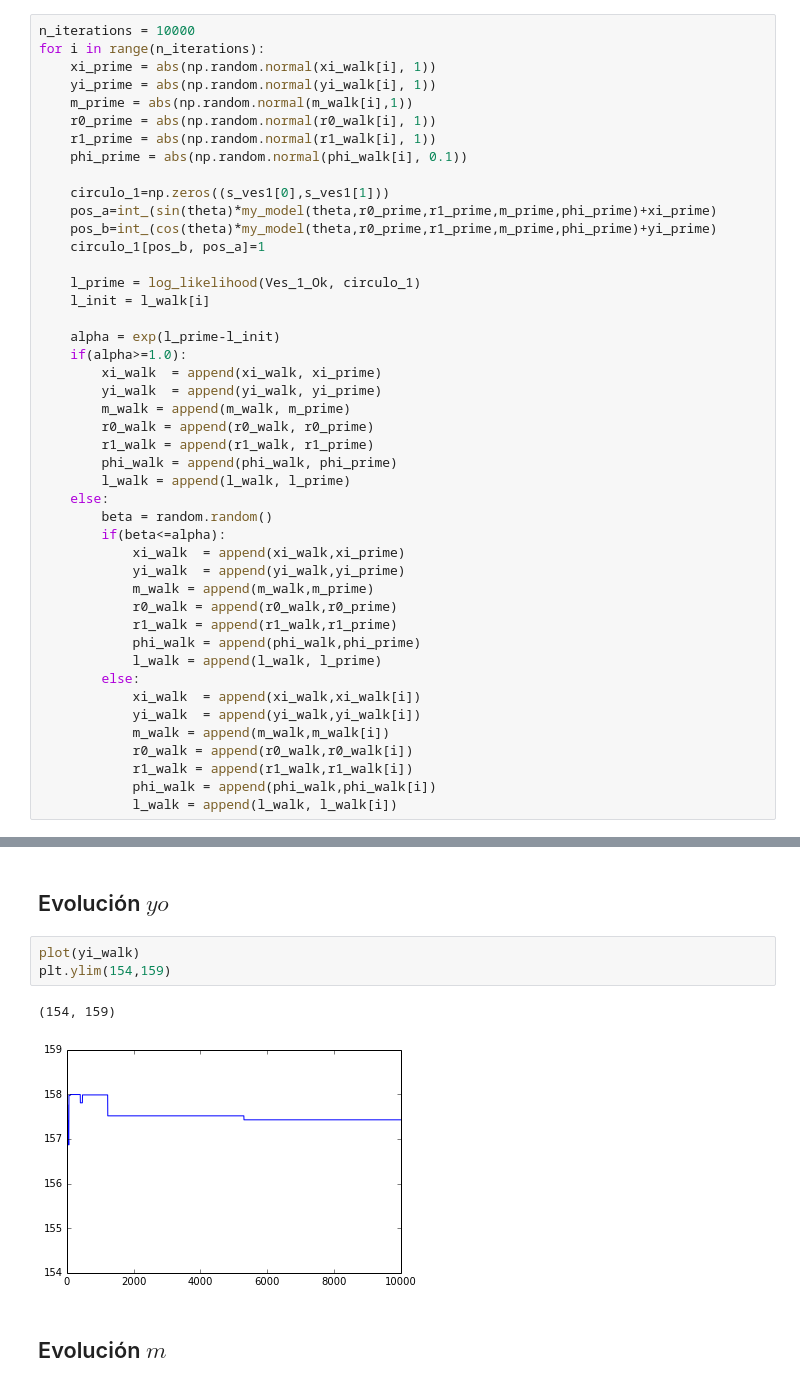
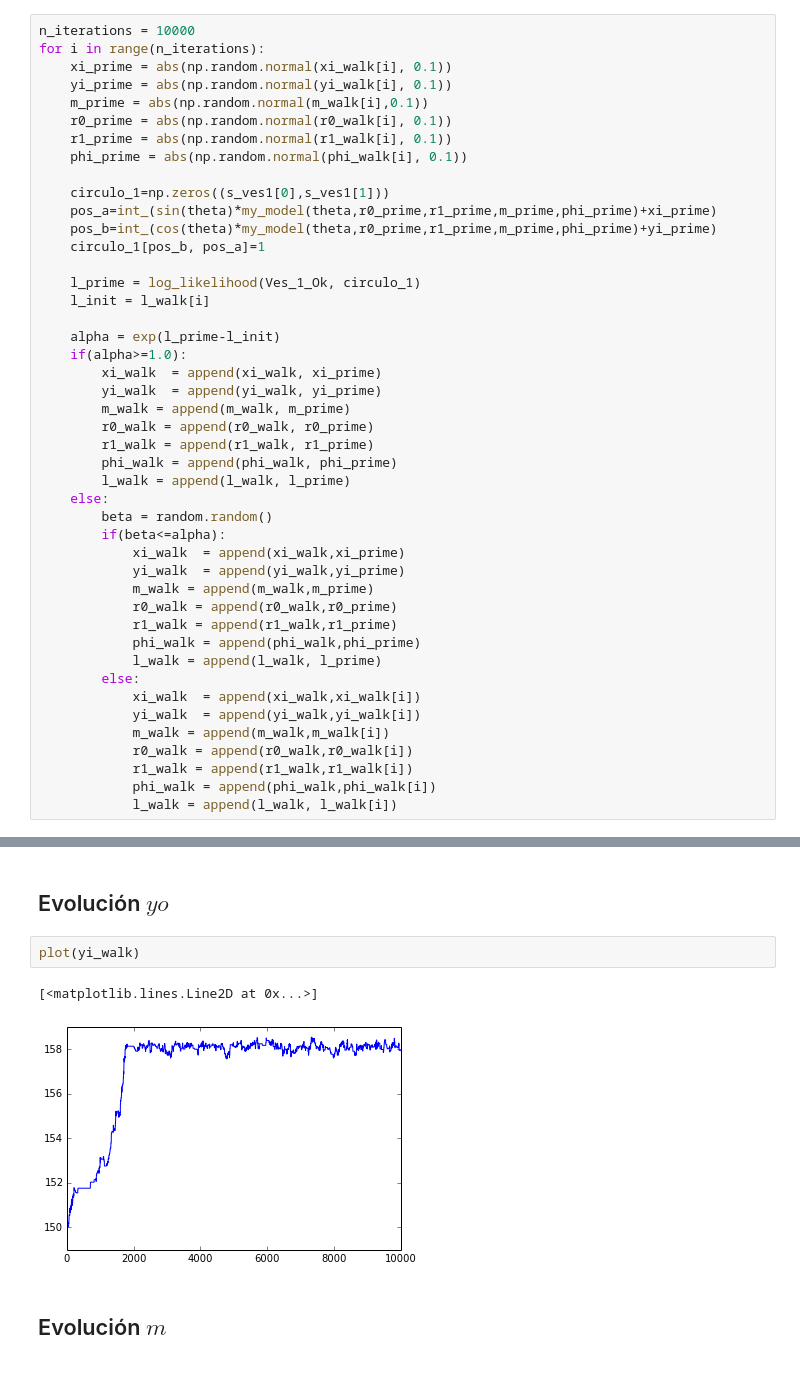
Before and after one commit to SbastianGarzon/Linares_Garzon_hw8, a Jupyter notebook: Perfil_Radial/Perfil_radial.ipynb, the cells around one changed output, grey strips where cells are left out. Drawn from its saved outputs; the diff is of its cells as text.

```diff
--- a/Perfil_Radial/Perfil_radial.ipynb
+++ b/Perfil_Radial/Perfil_radial.ipynb
@@ -120,11 +120,11 @@ l_walk = append(l_walk,log_likelihood(circulo,Ves_1_Ok))
 # %%
 n_iterations = 10000
 for i in range(n_iterations):
-    xi_prime = abs(np.random.normal(xi_walk[i], 1))
-    yi_prime = abs(np.random.normal(yi_walk[i], 1))
-    m_prime = abs(np.random.normal(m_walk[i],1))
-    r0_prime = abs(np.random.normal(r0_walk[i], 1))
-    r1_prime = abs(np.random.normal(r1_walk[i], 1))
+    xi_prime = abs(np.random.normal(xi_walk[i], 0.1))
+    yi_prime = abs(np.random.normal(yi_walk[i], 0.1))
+    m_prime = abs(np.random.normal(m_walk[i],0.1))
+    r0_prime = abs(np.random.normal(r0_walk[i], 0.1))
+    r1_prime = abs(np.random.normal(r1_walk[i], 0.1))
     phi_prime = abs(np.random.normal(phi_walk[i], 0.1))
 
     circulo_1=np.zeros((s_ves1[0],s_ves1[1]))
@@ -230,10 +230,9 @@ plot(xi_walk)
 ## Evolución $yo$
 # %%
 plot(yi_walk)
-plt.ylim(154,159)
 # %% [output]
-(154, 159)
+[<matplotlib.lines.Line2D at 0x...>]
-[figure, old version]
+[figure, new version]
 # %% [markdown]
 ## Evolución $m$
 # %%
```
Also changed, not shown: parts of 8 cells of this notebook.
